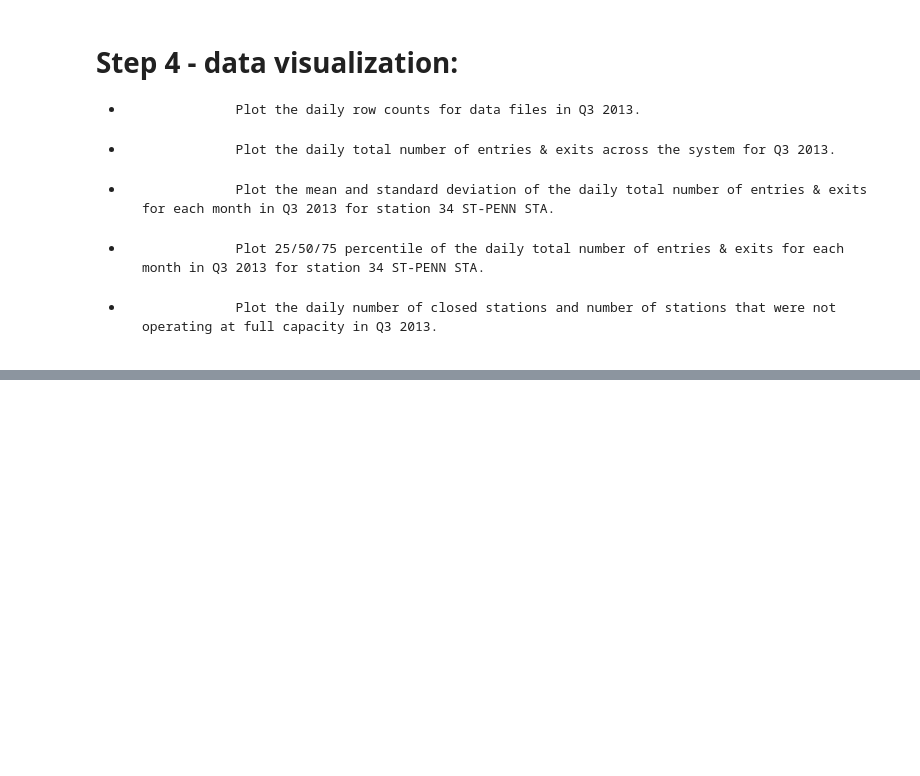
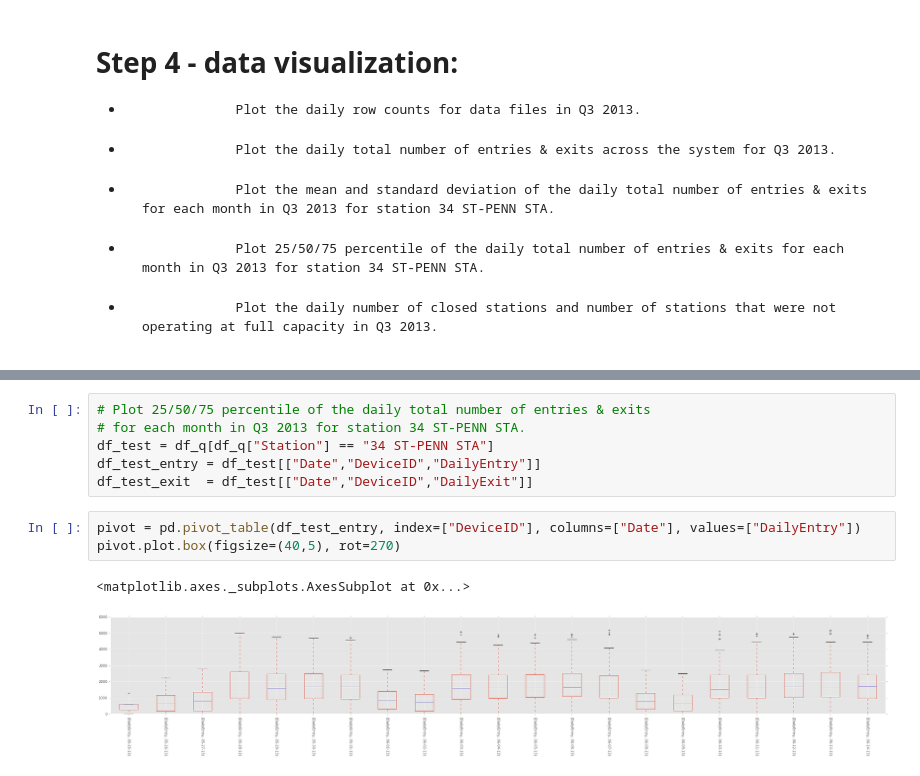
Before and after one commit to tinnyworm/Tinny, a Jupyter notebook: TS/TS Data Challange.ipynb, the cells around one changed output, grey strips where cells are left out. Saved outputs shown, nothing was run; the diff lists cells and outputs as text; blank space fills up the shorter version.

```diff
--- a/TS/TS Data Challange.ipynb
+++ b/TS/TS Data Challange.ipynb
@@ -442,0 +508,12 @@ closed[["Station","Date","DailyTraffic"]].head()
+# %%
+# Plot 25/50/75 percentile of the daily total number of entries & exits
+# for each month in Q3 2013 for station 34 ST-PENN STA.
+df_test = df_q[df_q["Station"] == "34 ST-PENN STA"]
+df_test_entry = df_test[["Date","DeviceID","DailyEntry"]]
+df_test_exit  = df_test[["Date","DeviceID","DailyExit"]]
+# %%
+pivot = pd.pivot_table(df_test_entry, index=["DeviceID"], columns=["Date"], values=["DailyEntry"])
+pivot.plot.box(figsize=(40,5), rot=270)
+# %% [output]
+<matplotlib.axes._subplots.AxesSubplot at 0x...>
+[figure, added]
```
Also changed, not shown: parts of 10 cells of this notebook.
